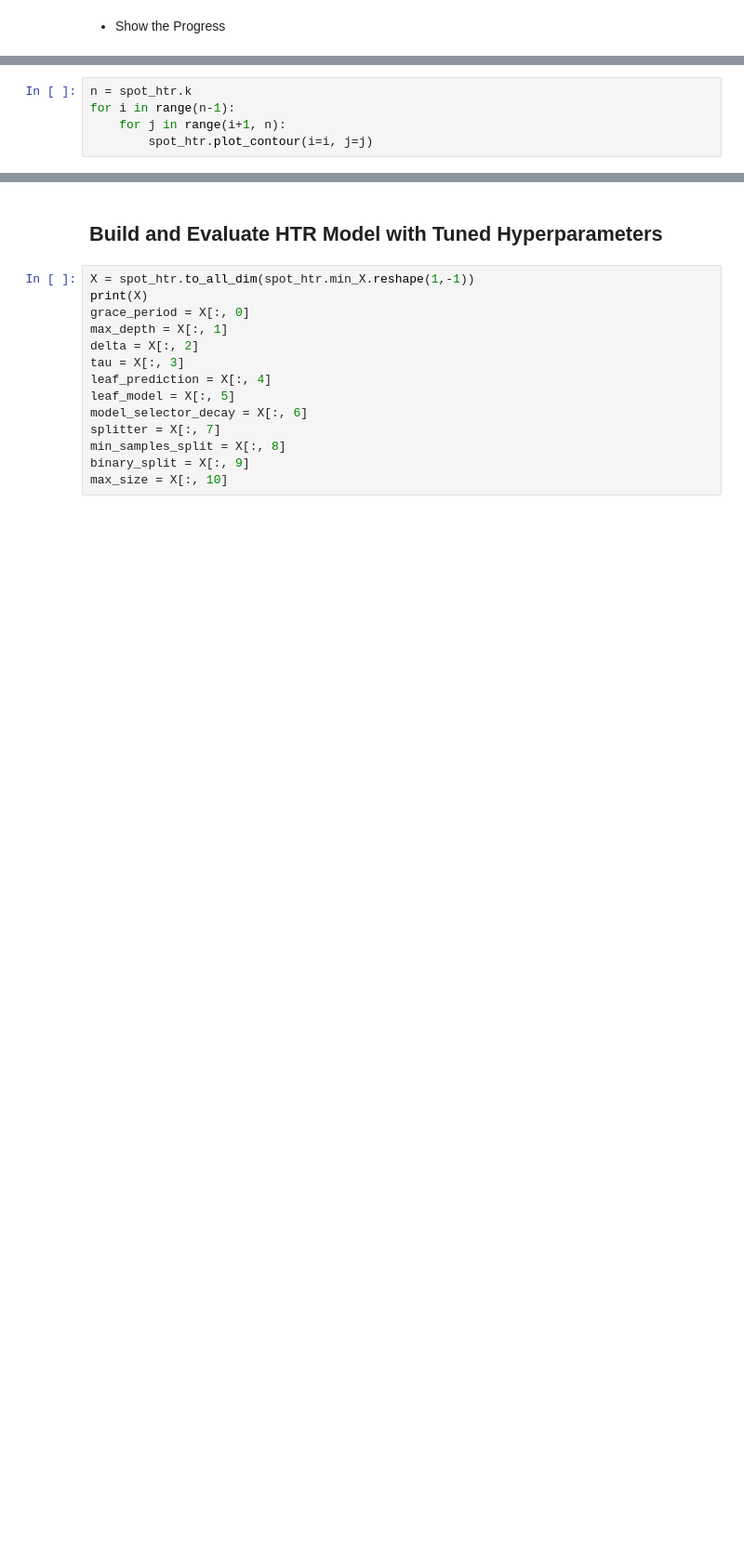
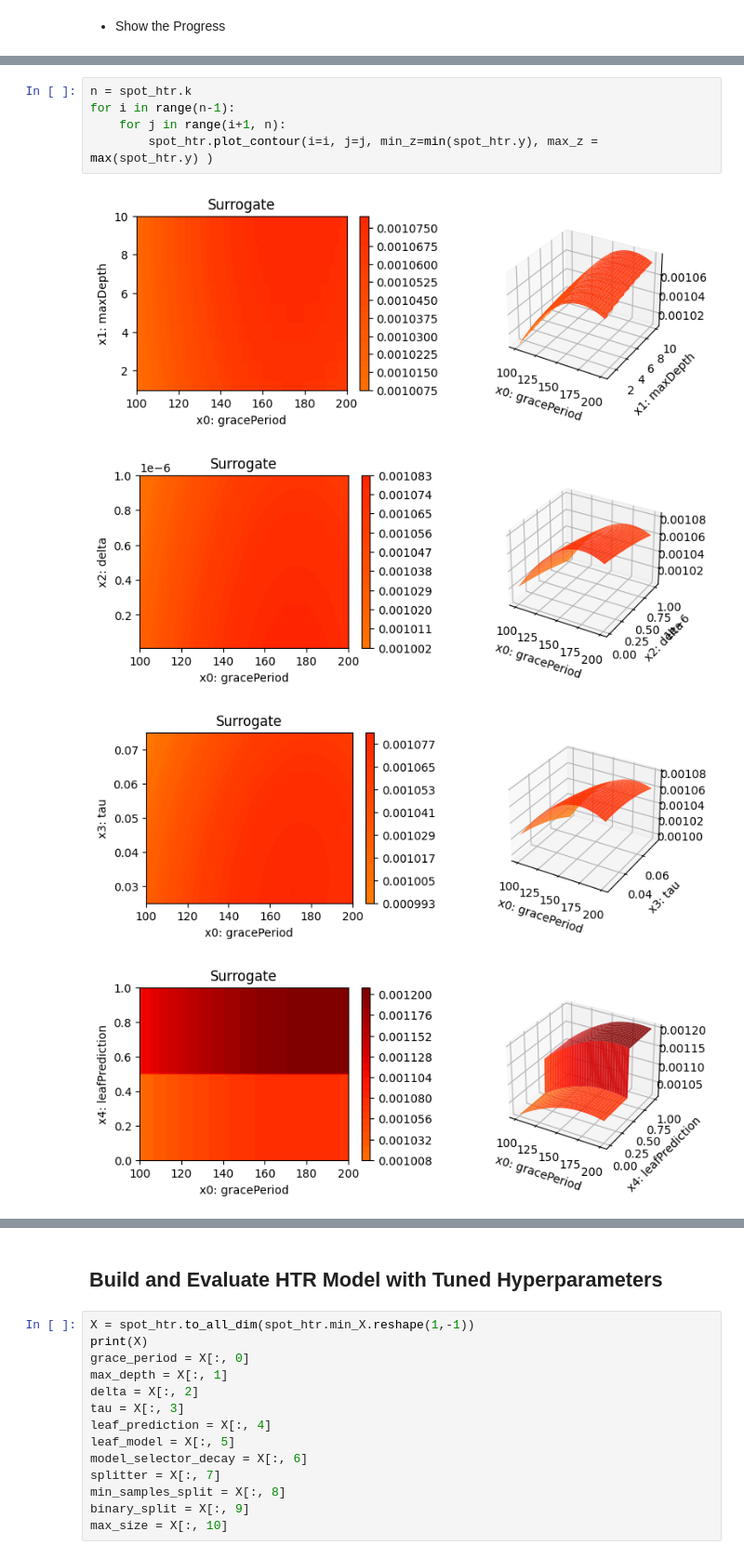
Before and after one commit to sequential-parameter-optimization/spotRiver, a Jupyter notebook: notebooks/14_spotriver_htr_synth_weighted.ipynb, the cells around one changed output, grey strips where cells are left out. Shown at 93% size. Cells and saved outputs as stored; diff of their text form; blank space fills up the shorter version.

```diff
--- a/notebooks/14_spotriver_htr_synth_weighted.ipynb
+++ b/notebooks/14_spotriver_htr_synth_weighted.ipynb
@@ -177,5 +221,10 @@ spot_htr.print_importance()
 # %%
 n = spot_htr.k
 for i in range(n-1):
     for j in range(i+1, n):
-        spot_htr.plot_contour(i=i, j=j)
+        spot_htr.plot_contour(i=i, j=j, min_z=min(spot_htr.y), max_z = max(spot_htr.y) )
+# %% [output]
+[figure, added]
+[figure, added]
+[figure, added]
+[figure, added]
```
Also changed, not shown: parts of 10 cells of this notebook, 1 other file.
